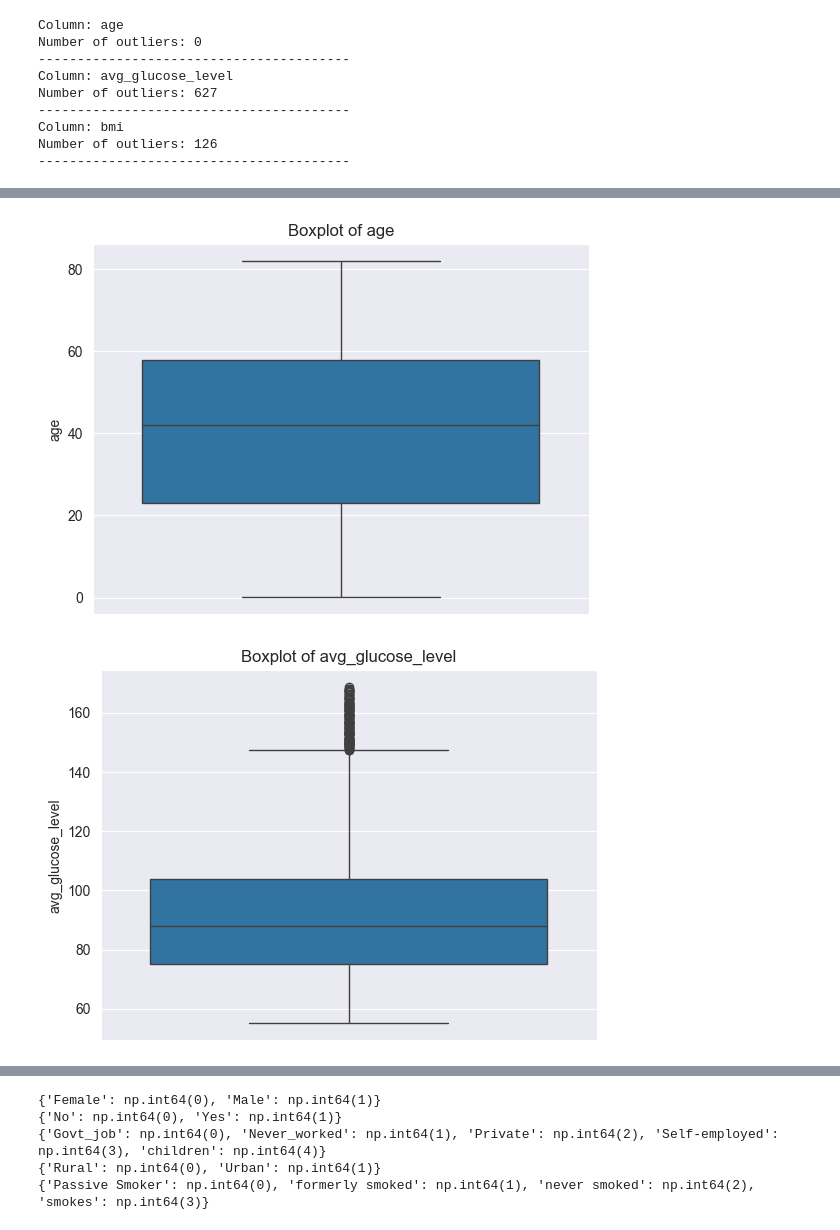
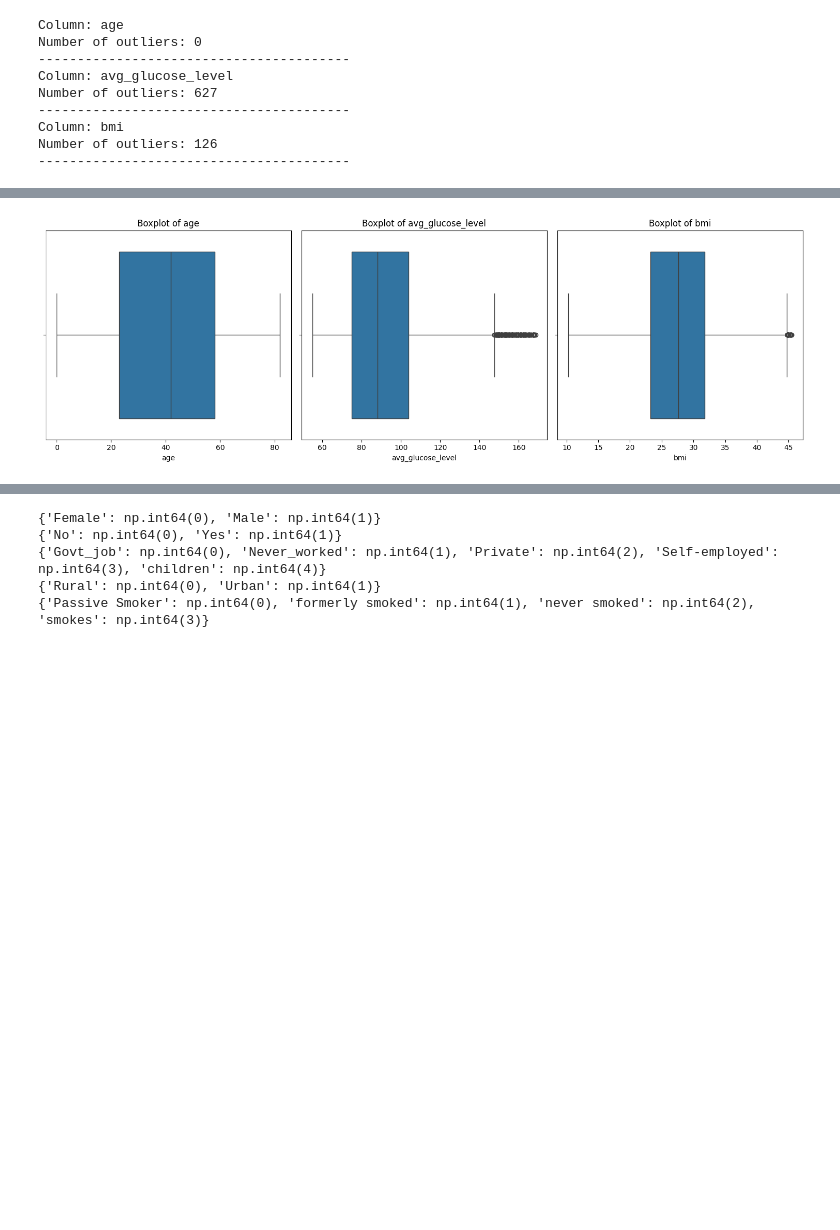
Before and after one commit to Rammiiii/DEPI-Project, a Jupyter notebook: DEPI_GP.ipynb, the cells around one changed output, grey strips where cells are left out. Cells and saved outputs as stored; diff of their text form; code cells hidden in the pictures; blank space fills up the shorter version.

```diff
--- a/DEPI_GP.ipynb
+++ b/DEPI_GP.ipynb
@@ -178,6 +113,0 @@ stroke_dataframe.drop('id', axis=1, inplace=True)
-# %%
-for col in stroke_dataframe.select_dtypes(include=np.number).columns:
-    plt.figure(figsize=(8, 6))
-    sns.histplot(x=col, data=stroke_dataframe, bins=30)
-    plt.title(f'Distribution of {col}')
-    plt.show()
@@ -246,5 +143,0 @@ memory usage: 439.3+ KB
-# %%
-for i in stroke_dataframe.columns:
-  plot=sns.displot(stroke_dataframe[i])
-  plot.fig.suptitle(i)
-  plt.show()
@@ -299,8 +183,17 @@ Column: bmi
 Number of outliers: 126
 ----------------------------------------
 # %%
-for col in numerical_cols:
-  sns.boxplot(stroke_dataframe[col])
-  plt.title(f'Boxplot of {col}')
-  plt.show()
+num_cols = len(numerical_cols)
+cols_per_row = 3
+rows = math.ceil(num_cols / cols_per_row)
+
+plt.figure(figsize=(15, 5 * rows))
+
+for i, col in enumerate(numerical_cols, 1):
+    plt.subplot(rows, cols_per_row, i)
+    sns.boxplot(x=stroke_dataframe[col])
+    plt.title(f'Boxplot of {col}')
+
+plt.tight_layout()
+plt.show()
 # %% [output]
@@ -321,8 +215,16 @@ for i in numerical_cols:
 # %%
-for col in numerical_cols:
-  sns.boxplot(stroke_dataframe[col])
-  plt.title(f'Boxplot of {col}')
-  plt.show()
+num_cols = len(numerical_cols)
+cols_per_row = 3
+rows = math.ceil(num_cols / cols_per_row)
+
+plt.figure(figsize=(15, 5 * rows))
+
+for i, col in enumerate(numerical_cols, 1):
+    plt.subplot(rows, cols_per_row, i)
+    sns.boxplot(x=stroke_dataframe[col])
+    plt.title(f'Boxplot of {col}')
+
+plt.tight_layout()
+plt.show()
 # %% [output]
-[figure, old version]
+[figure, new version]
-[figure, removed]
```
Also changed, not shown: parts of 122 cells of this notebook.
